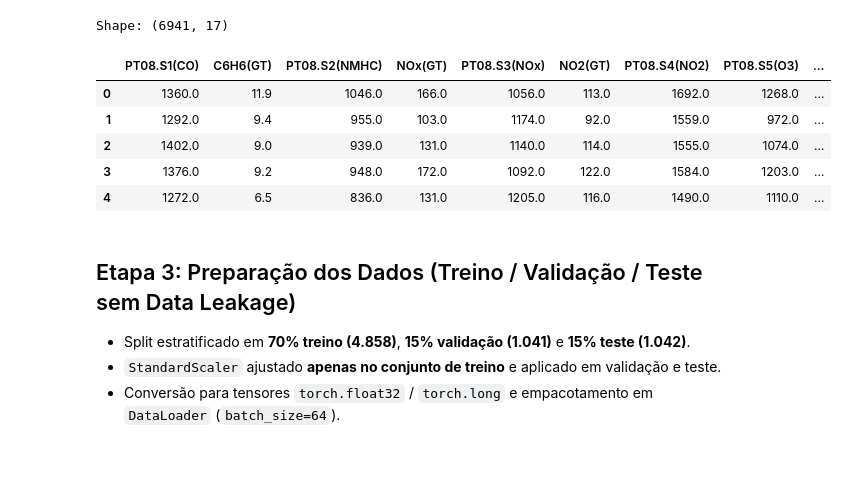
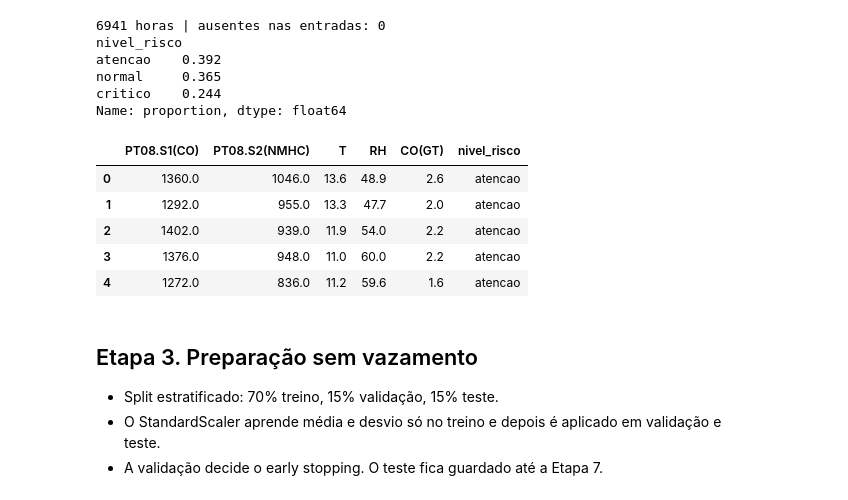
Before and after one commit to iskisraell/respiracidadao-gs, a Jupyter notebook: packages/neural-networks/respira_neural_network.ipynb, the cells around one changed output. Saved outputs shown, nothing was run; the diff lists cells and outputs as text; code cells hidden in the pictures; blank space fills up the shorter version.

```diff
--- a/packages/neural-networks/respira_neural_network.ipynb
+++ b/packages/neural-networks/respira_neural_network.ipynb
@@ -29,70 +35,58 @@ import numpy as np
 import pandas as pd
 import seaborn as sns
 import torch
 import torch.nn as nn
 from sklearn.metrics import accuracy_score, classification_report, confusion_matrix, f1_score
 from sklearn.model_selection import train_test_split
 from sklearn.preprocessing import StandardScaler
 from torch.utils.data import DataLoader, TensorDataset
 
 SEED = 42
 random.seed(SEED)
 np.random.seed(SEED)
 torch.manual_seed(SEED)
+torch.use_deterministic_algorithms(True)
 
-plt.rcParams.update({
-    "figure.facecolor": "#0f0f12",
-    "axes.facecolor": "#1c1c21",
-    "axes.edgecolor": "#3a3a45",
-    "axes.labelcolor": "#e5e9f0",
-    "text.color": "#e5e9f0",
-    "xtick.color": "#acc1cc",
-    "ytick.color": "#acc1cc",
-    "grid.color": "#2a2a33",
-})
+plt.rcParams.update({"figure.facecolor": "white", "axes.grid": True, "grid.alpha": 0.3})
 
 ROOT = Path.cwd().resolve()
 if ROOT.name == "neural-networks":
     ROOT = ROOT.parents[1]
 
 DATA_PATH = ROOT / "data" / "processed" / "air_quality_clean.csv"
 OUT_DIR = ROOT / "packages" / "neural-networks"
 CHARTS_DIR = OUT_DIR / "charts"
 ARTIFACTS_DIR = OUT_DIR / "artifacts"
 CHARTS_DIR.mkdir(parents=True, exist_ok=True)
 ARTIFACTS_DIR.mkdir(parents=True, exist_ok=True)
 
-FEATURES = [
-    "PT08.S1(CO)",
-    "C6H6(GT)",
-    "PT08.S2(NMHC)",
-    "NOx(GT)",
-    "PT08.S3(NOx)",
-    "NO2(GT)",
-    "PT08.S4(NO2)",
-    "PT08.S5(O3)",
-    "T",
-    "RH",
-    "AH",
-]
+# Mesma ordem do JSON do ESP32: gas_co, gas_voc, temperatura_c, umidade_pct
+FEATURES = ["PT08.S1(CO)", "PT08.S2(NMHC)", "T", "RH"]
 CLASS_NAMES = ["normal", "atencao", "critico"]
 
 df = pd.read_csv(DATA_PATH)
-print("Shape:", df.shape)
-df[FEATURES + ["CO(GT)", "nivel_risco"]].head(5)
+print(f"{len(df)} horas | ausentes nas entradas: {int(df[FEATURES].isna().sum().sum())}")
+print(df["nivel_risco"].value_counts(normalize=True).round(3))
+df[FEATURES + ["CO(GT)", "nivel_risco"]].head()
 # %% [output]
-Shape: (6941, 17)
+6941 horas | ausentes nas entradas: 0
+nivel_risco
+atencao    0.392
+normal     0.365
+critico    0.244
+Name: proportion, dtype: float64
-|  | PT08.S1(CO) | C6H6(GT) | PT08.S2(NMHC) | NOx(GT) | PT08.S3(NOx) | NO2(GT) | PT08.S4(NO2) | PT08.S5(O3) | ... |
-| 0 | 1360.0 | 11.9 | 1046.0 | 166.0 | 1056.0 | 113.0 | 1692.0 | 1268.0 | ... |
-| 1 | 1292.0 | 9.4 | 955.0 | 103.0 | 1174.0 | 92.0 | 1559.0 | 972.0 | ... |
-| 2 | 1402.0 | 9.0 | 939.0 | 131.0 | 1140.0 | 114.0 | 1555.0 | 1074.0 | ... |
-| 3 | 1376.0 | 9.2 | 948.0 | 172.0 | 1092.0 | 122.0 | 1584.0 | 1203.0 | ... |
-| 4 | 1272.0 | 6.5 | 836.0 | 131.0 | 1205.0 | 116.0 | 1490.0 | 1110.0 | ... |
+|  | PT08.S1(CO) | PT08.S2(NMHC) | T | RH | CO(GT) | nivel_risco |
+| 0 | 1360.0 | 1046.0 | 13.6 | 48.9 | 2.6 | atencao |
+| 1 | 1292.0 | 955.0 | 13.3 | 47.7 | 2.0 | atencao |
+| 2 | 1402.0 | 939.0 | 11.9 | 54.0 | 2.2 | atencao |
+| 3 | 1376.0 | 948.0 | 11.0 | 60.0 | 2.2 | atencao |
+| 4 | 1272.0 | 836.0 | 11.2 | 59.6 | 1.6 | atencao |
-# %% [markdown]
-## Etapa 3: Preparação dos Dados (Treino / Validação / Teste sem Data Leakage)
-- Split estratificado em **70% treino (4.858)**, **15% validação (1.041)** e **15% teste (1.042)**.
-- `StandardScaler` ajustado **apenas no conjunto de treino** e aplicado em validação e teste.
-- Conversão para tensores `torch.float32` / `torch.long` e empacotamento em `DataLoader` (`batch_size=64`).
+# %% [markdown]
+## Etapa 3. Preparação sem vazamento
+
+- Split estratificado: 70% treino, 15% validação, 15% teste.
+- O StandardScaler aprende média e desvio só no treino e depois é aplicado em validação e teste.
+- A validação decide o early stopping. O teste fica guardado até a Etapa 7.
 # %%
 X = df[FEATURES].to_numpy(dtype=np.float32)
 y = df["nivel_risco_id"].to_numpy(dtype=np.int64)
```
Also changed, not shown: parts of 23 cells of this notebook, 20 other files.
